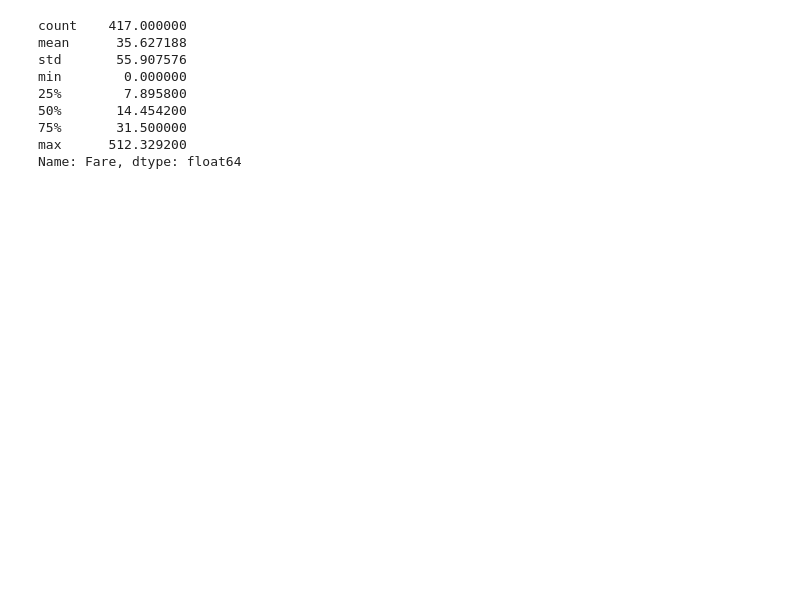
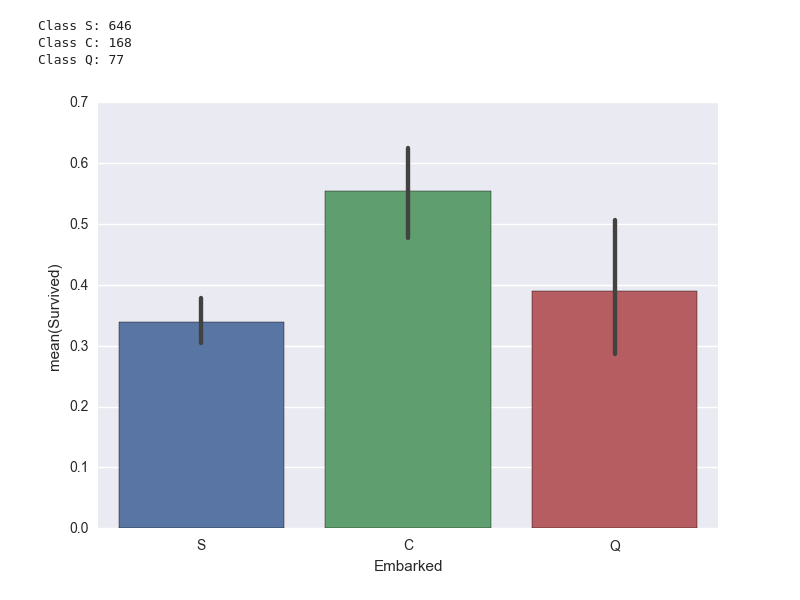
Before and after one commit to HStrand/titanic-ml, a Jupyter notebook: Data exploration.ipynb, the cells around one changed output. Saved outputs shown, nothing was run; the diff lists cells and outputs as text; code cells hidden in the pictures; blank space fills up the shorter version.

```diff
--- a/Data exploration.ipynb
+++ b/Data exploration.ipynb
@@ -57,12 +86,7 @@ plt.show()
-# %%
-df['Fare'].describe()
-# %% [output]
-count    417.000000
-mean      35.627188
-std       55.907576
-min        0.000000
-25%        7.895800
-50%       14.454200
-75%       31.500000
-max      512.329200
-Name: Fare, dtype: float64
+# %%
+survival_rates('Embarked')
+# %% [output]
+Class S: 646
+Class C: 168
+Class Q: 77
+[figure, added]
```
Also changed, not shown: parts of 51 cells of this notebook.
